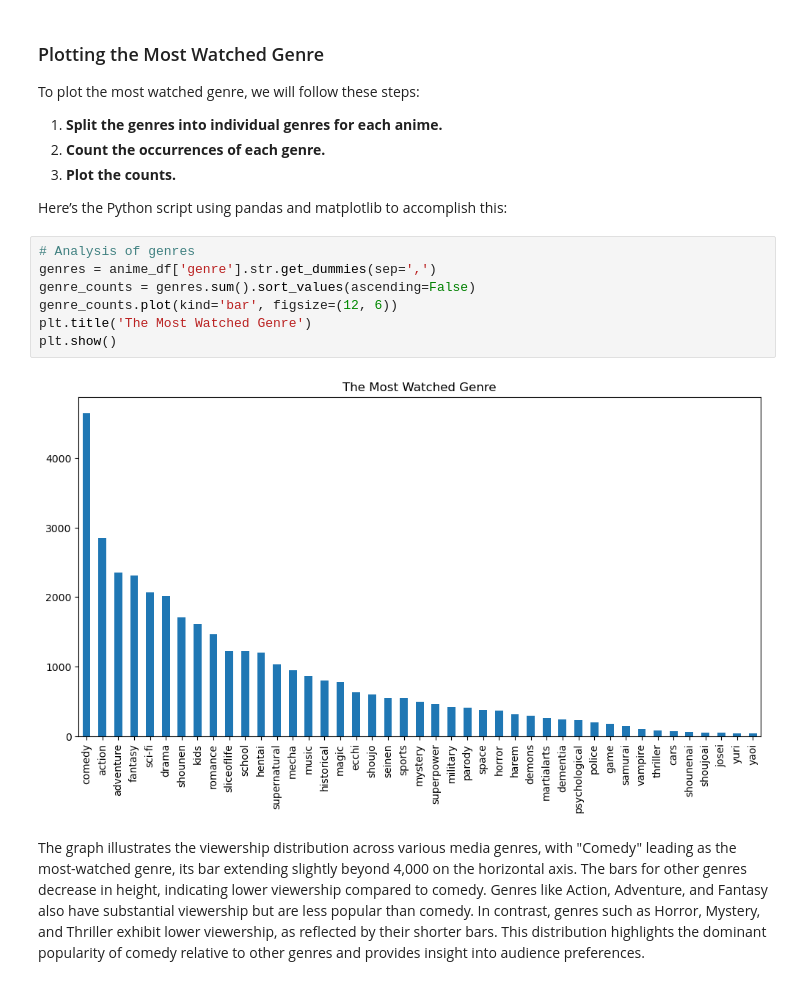
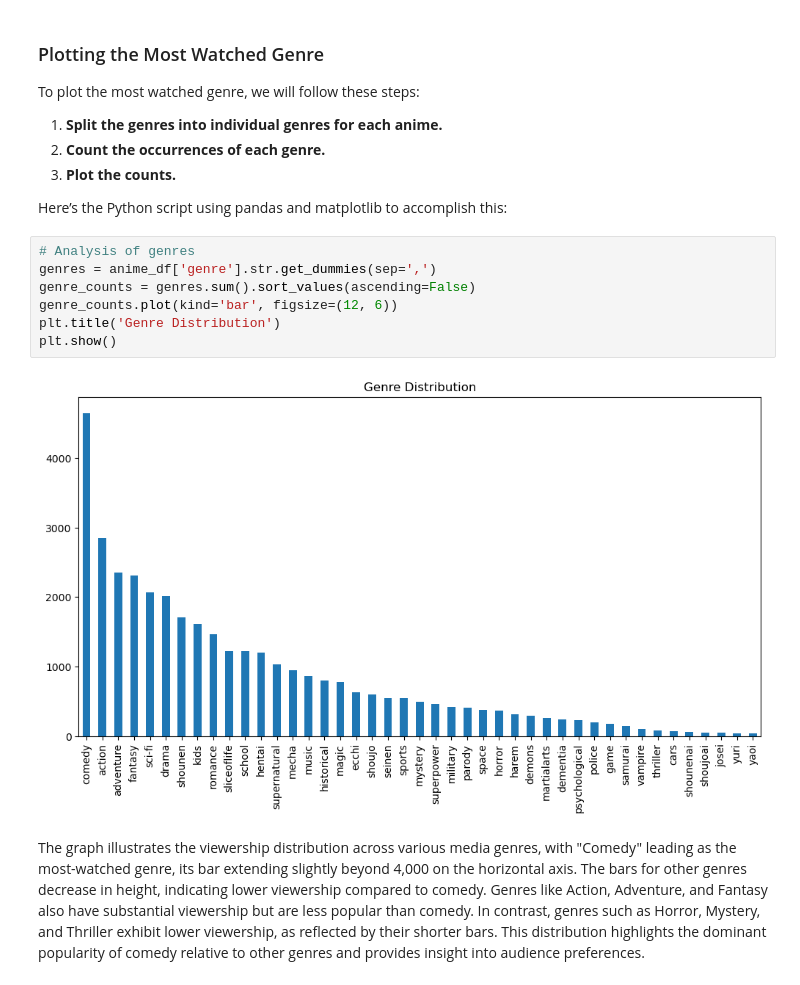
Before and after one commit to keneilweRangw/MM1_2401FTDS_Unsupervised_Learning_Project, a Jupyter notebook: Final_Project.ipynb, the cells around one changed output. Drawn from its saved outputs; the diff is of its cells as text.

```diff
--- a/Final_Project.ipynb
+++ b/Final_Project.ipynb
@@ -386,12 +364,12 @@ Here’s the Python script using pandas and matplotlib to accomplish this:
 # %%
 # Analysis of genres
 genres = anime_df['genre'].str.get_dummies(sep=',')
 genre_counts = genres.sum().sort_values(ascending=False)
 genre_counts.plot(kind='bar', figsize=(12, 6))
-plt.title('The Most Watched Genre')
+plt.title('Genre Distribution')
 plt.show()
 # %% [output]
-[figure, old version]
+[figure, new version]
 # %% [markdown]
 The graph illustrates the viewership distribution across various media genres, with "Comedy" leading as the most-watched genre, its bar extending slightly beyond 4,000 on the horizontal axis. The bars for other genres decrease in height, indicating lower viewership compared to comedy. Genres like Action, Adventure, and Fantasy also have substantial viewership but are less popular than comedy. In contrast, genres such as Horror, Mystery, and Thriller exhibit lower viewership, as reflected by their shorter bars. This distribution highlights the dominant popularity of comedy relative to other genres and provides insight into audience preferences.
 # %% [markdown]
```
Also changed, not shown: parts of 13 cells of this notebook.
